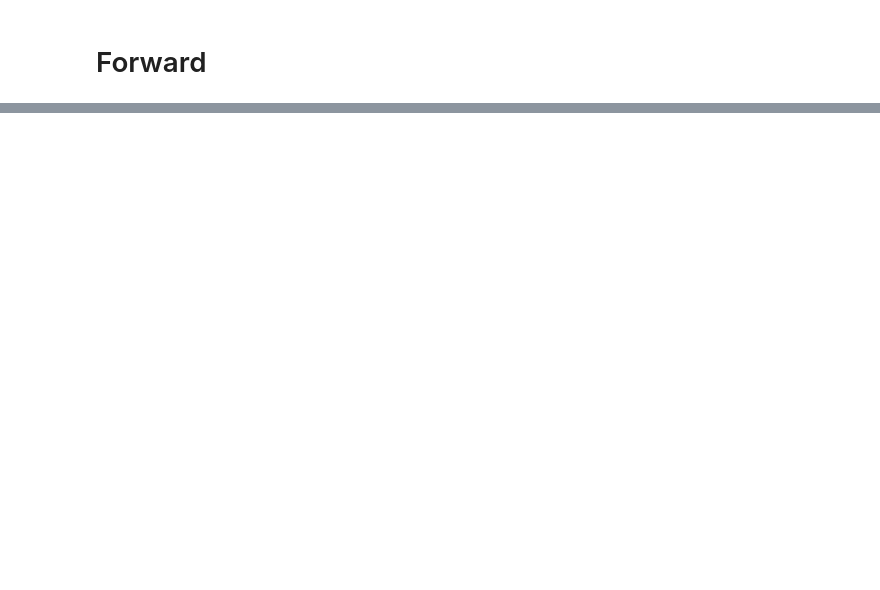
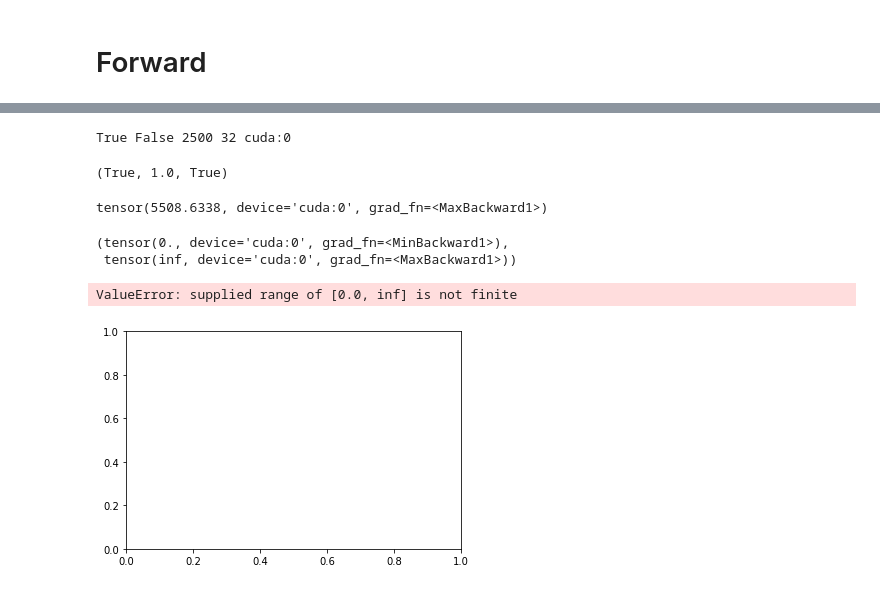
Before and after one commit to blufzzz/learnable-triangulation-pytorch, a Jupyter notebook: debug_image2lixel.ipynb, the cells around one changed output, grey strips where cells are left out. Drawn from its saved outputs; the diff is of its cells as text; code cells hidden in the pictures; blank space fills up the shorter version.

```diff
--- a/debug_image2lixel.ipynb
+++ b/debug_image2lixel.ipynb
@@ -142,0 +136,34 @@ ipdb> c
+# %%
+print (self.training,
+        self.rotation,
+        self.cuboid_side,
+        self.volume_size,
+        self.device)
+# %% [output]
+True False 2500 32 cuda:0
+# %%
+not self.return_coords_posenet, self.volume_multiplier, self.volume_softmax
+# %% [output]
+(True, 1.0, True)
+# %%
+if not self.return_coords_posenet:
+    volumes = compose(None, joint_coord_img, 'tt', joint_independent=self.joint_independent_posenet)
+    joint_coord_img, volumes_pred = integrate_tensor_3d_with_coordinates(volumes * self.volume_multiplier,
+                                                                            coord_volumes,
+                                                                            softmax=self.volume_softmax)
+# %%
+volumes.max()
+# %% [output]
+tensor(5508.6338, device='cuda:0', grad_fn=<MaxBackward1>)
+# %%
+torch.exp(volumes).min(), torch.exp(volumes).max()
+# %% [output]
+(tensor(0., device='cuda:0', grad_fn=<MinBackward1>),
+ tensor(inf, device='cuda:0', grad_fn=<MaxBackward1>))
+# %%
+plt.hist(to_numpy(torch.exp(volumes)).flatten(), bins=100)
+plt.yscale('log')
+plt.show()
+# %% [output]
+ValueError: supplied range of [0.0, inf] is not finite
+[figure, added]
```
Also changed, not shown: parts of 26 cells of this notebook, 7 other files.
